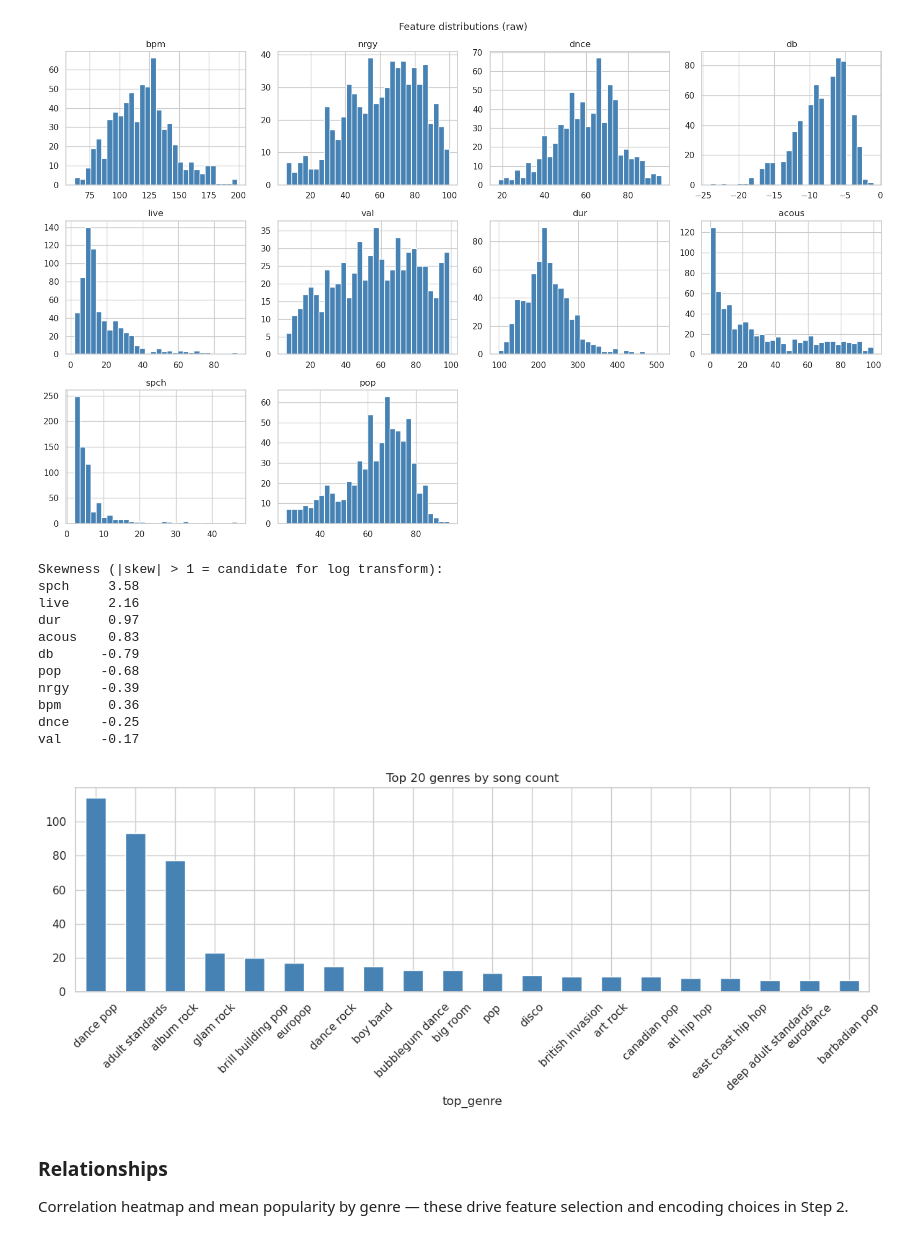
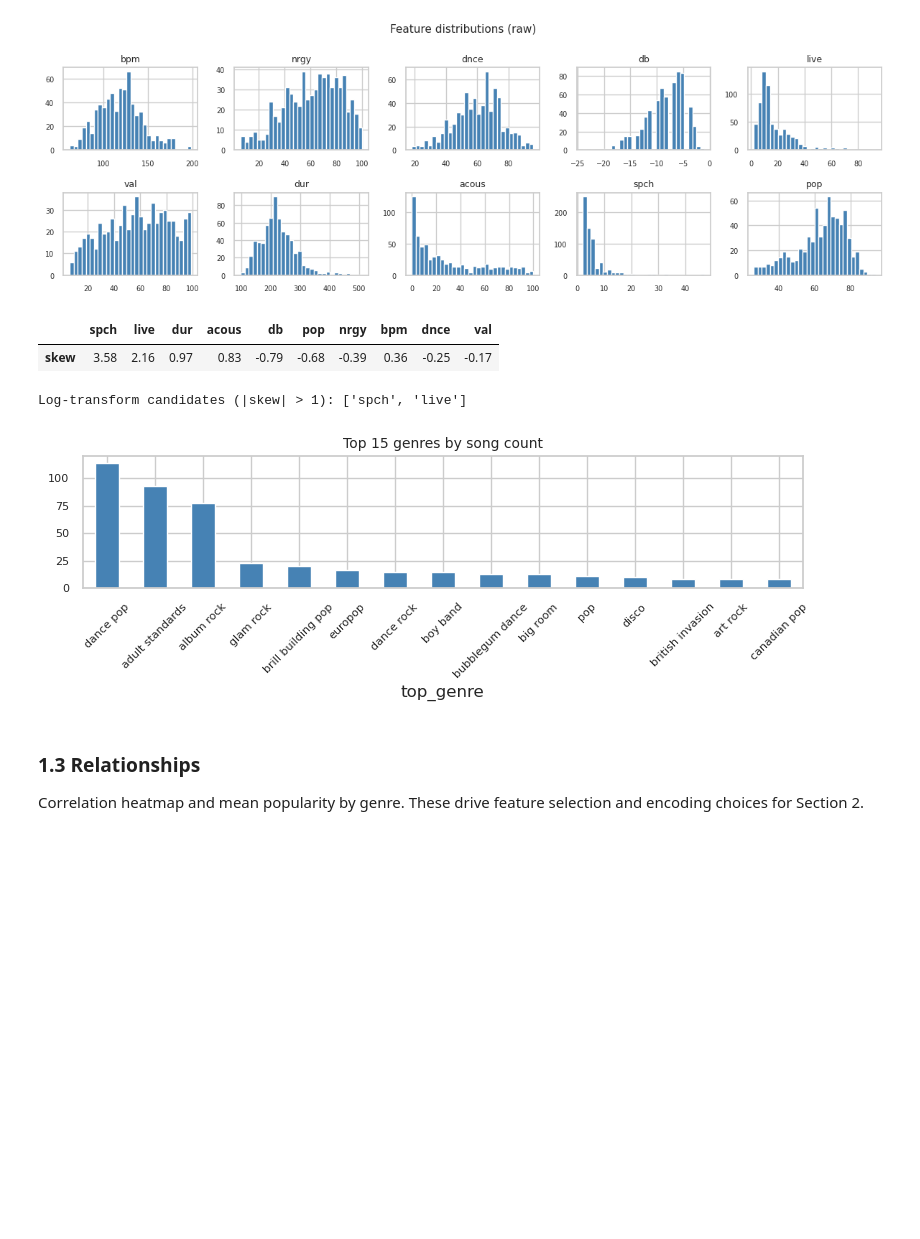
Before and after one commit to nathanorm/stats-notebook, a Jupyter notebook: notebooks/machine-learning/01-ml-tasks.ipynb, the cells around one changed output. Saved outputs shown, nothing was run; the diff lists cells and outputs as text; code cells hidden in the pictures; blank space fills up the shorter version.

Commit message:
wip: improve ml chart sizes

```diff
--- a/notebooks/machine-learning/01-ml-tasks.ipynb
+++ b/notebooks/machine-learning/01-ml-tasks.ipynb
@@ -34,27 +52,21 @@ plt.rcParams["figure.dpi"] = 100
 
 Each subsection investigates a specific aspect of the data, records an observation, and (where relevant) records a cleaning decision. All decisions are applied together at the end of this step.
 # %%
-RAW = Path("../../data/spotify-songs/raw")
-
+relative_path= "../../data/spotify-songs/raw"
+RAW = Path(relative_path)
 decade_map = {
     1950: "1950.csv", 1960: "1960.csv", 1970: "1970.csv",
     1980: "1980.csv", 1990: "1990.csv", 2000: "2000.csv", 2010: "2010.csv",
 }
-
 frames = []
 for decade, fname in decade_map.items():
     chunk = pd.read_csv(RAW / fname)
     chunk["source_decade"] = decade
     frames.append(chunk)
-
 df = pd.concat(frames, ignore_index=True)
-
 df.columns = df.columns.str.strip().str.lower().str.replace(" ", "_")
 df = df.drop(columns=["number"], errors="ignore")
-
 NUMERIC_COLS = ["bpm", "nrgy", "dnce", "db", "live", "val", "dur", "acous", "spch", "pop"]
 TARGET = "pop"
-
-print(f"Shape: {df.shape}")
-print(f"Duplicates (title + artist): {df.duplicated(subset=['title', 'artist']).sum()}")
+print(f"Shape: {df.shape}  |  duplicates (title+artist): {df.duplicated(subset=['title', 'artist']).sum()}")
 # %% [output]
@@ -112,48 +107,37 @@ big room               13
 
 Histograms to check shape, skew table to identify log-transform candidates, and genre frequency to assess encoding strategy.
 # %%
-# ── Histograms for all numeric features ──────────────────────────────────────
-fig, axes = plt.subplots(3, 4, figsize=(16, 10))
+fig, axes = plt.subplots(2, 5, figsize=(12, 4))
 for ax, col in zip(axes.flat, NUMERIC_COLS):
     ax.hist(df[col].dropna(), bins=30, color="steelblue", edgecolor="white")
-    ax.set_title(col)
-for ax in axes.flat[len(NUMERIC_COLS):]:
-    ax.set_visible(False)
-fig.suptitle("Feature distributions (raw)", fontsize=13)
+    ax.set_title(col, fontsize=9)
+    ax.tick_params(labelsize=7)
+fig.suptitle("Feature distributions (raw)", fontsize=11)
 plt.tight_layout()
 plt.show()
 
-# ── Skew table ────────────────────────────────────────────────────────────────
-skew = df[NUMERIC_COLS].skew().rename("skew").round(2)
-print("Skewness (|skew| > 1 = candidate for log transform):")
-print(skew.sort_values(key=abs, ascending=False).to_string())
+skew = df[NUMERIC_COLS].skew().round(2).sort_values(key=abs, ascending=False)
+display(skew.rename("skew").to_frame().T)
+print(f"Log-transform candidates (|skew| > 1): {[c for c, v in skew.items() if abs(v) > 1]}")
 
-# ── Genre frequency ───────────────────────────────────────────────────────────
 genre_counts = df["top_genre"].value_counts()
-fig, ax = plt.subplots(figsize=(12, 5))
-genre_counts.head(20).plot(kind="bar", ax=ax, color="steelblue", edgecolor="white")
-ax.set_title("Top 20 genres by song count")
-ax.tick_params(axis="x", rotation=45)
+fig, ax = plt.subplots(figsize=(8, 3))
+genre_counts.head(15).plot(kind="bar", ax=ax, color="steelblue", edgecolor="white")
+ax.set_title("Top 15 genres by song count", fontsize=10)
+ax.tick_params(axis="x", rotation=45, labelsize=8)
+ax.tick_params(axis="y", labelsize=8)
 plt.tight_layout()
 plt.show()
 # %% [output]
-[figure, old version]
+[figure, new version]
+|  | spch | live | dur | acous | db | pop | nrgy | bpm | dnce | val |
+| skew | 3.58 | 2.16 | 0.97 | 0.83 | -0.79 | -0.68 | -0.39 | 0.36 | -0.25 | -0.17 |
-Skewness (|skew| > 1 = candidate for log transform):
-spch     3.58
-live     2.16
-dur      0.97
-acous    0.83
-db      -0.79
-pop     -0.68
-nrgy    -0.39
-bpm      0.36
-dnce    -0.25
-val     -0.17
+Log-transform candidates (|skew| > 1): ['spch', 'live']
-[figure, old version]
+[figure, new version]
 # %% [markdown]
-### Relationships
+### 1.3 Relationships
 
-Correlation heatmap and mean popularity by genre — these drive feature selection and encoding choices in Step 2.
+Correlation heatmap and mean popularity by genre. These drive feature selection and encoding choices for Section 2.
 # %%
 corr = df[NUMERIC_COLS].corr()
 mask = np.triu(np.ones_like(corr, dtype=bool))
```
Also changed, not shown: parts of 27 cells of this notebook.
